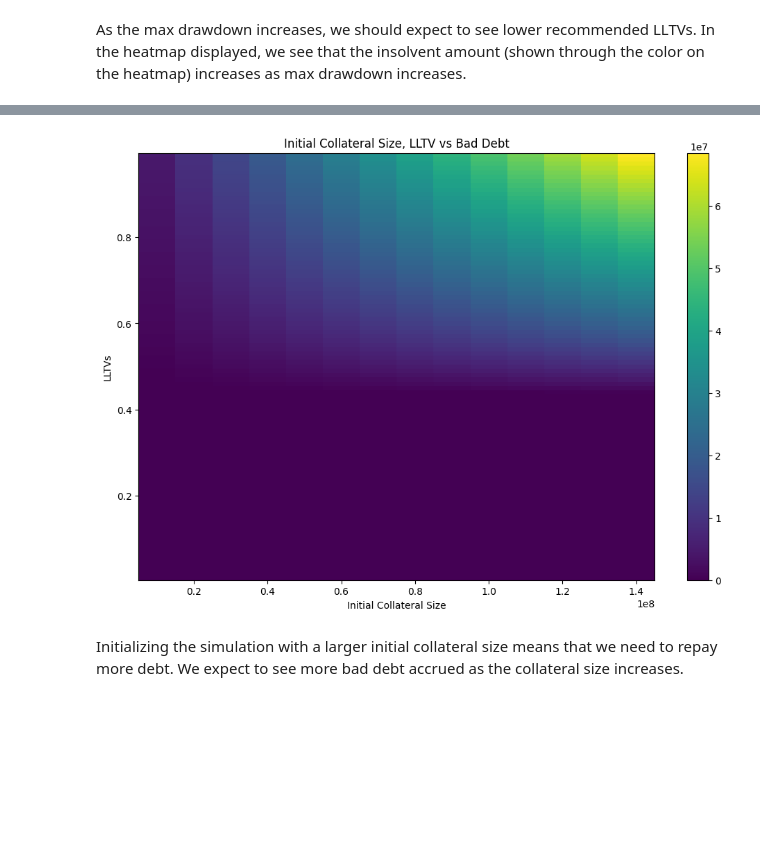
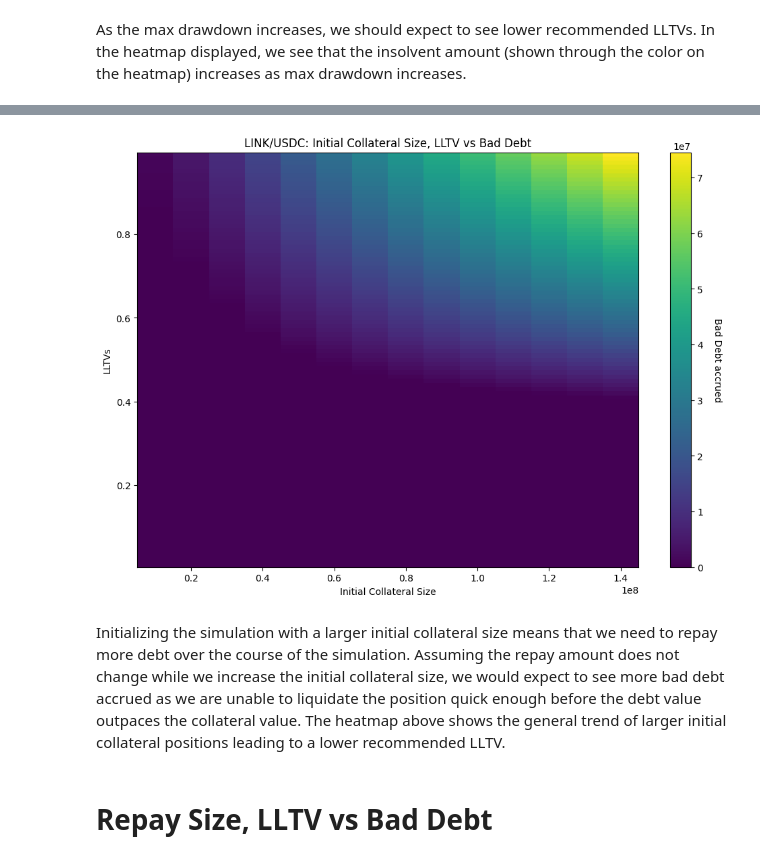
Before and after one commit to morpho-org/morpho-blue-lltv-recommendation, a Jupyter notebook: demo.ipynb, the cells around one changed output, grey strips where cells are left out. Cells and saved outputs as stored; diff of their text form; code cells hidden in the pictures; blank space fills up the shorter version.

```diff
--- a/demo.ipynb
+++ b/demo.ipynb
@@ -97,9 +100,9 @@ def collateral_size_vs_lltv(collat: TokenInfo, debt: TokenInfo):
         [collat, debt], update_cache=False, use_cache=True
     )
     repay_amnts = {t: price_impacts[t.symbol]["0.005"] * prices[t] for t in tokens}
-    initial_collateral_usd = get_init_collateral_usd(collat, Tokens.USDC, price_impacts)
+    initial_collateral_usd = get_init_collateral_usd(collat, Tokens.USDC.address, price_impacts)
 
-    print(f"Collat {collat} | Borrow {debt} | Initial collateral: {initial_collateral_usd / 1e6:.2f}mil | Repay: {repay_amnts[collat]/1e6:.4f}mil")
+    print(f"Collateral {collat.symbol.upper()} | Borrow {debt.symbol.upper()} | Initial collateral: {initial_collateral_usd / 1e6:.2f}mil | Repay: {repay_amnts[collat]/1e6:.4f}mil")
     init_collats = [10_000_000 * i for i in range(1, 15)]
     result_array = np.zeros((len(lltvs), len(init_collats)))
 
@@ -113,19 +116,20 @@ def collateral_size_vs_lltv(collat: TokenInfo, debt: TokenInfo):
                 lltv=ltv,
                 repay_amount_usd=min(repay_amnts[collat], repay_amnts[debt]),
                 liq_bonus=lb,
-                max_drawdown=0.5,
+                max_drawdown=0.6,
                 pct_decrease=pct_decrease,
             )
             result_array[i, j] = ins
 
     plt.figure(figsize=(12, 8))
     c = plt.pcolormesh(init_collats, lltvs, result_array, cmap='viridis', shading='auto')
-    plt.colorbar(c)
+    colorbar = plt.colorbar(c)
+    colorbar.set_label('Bad Debt accrued', rotation=270, labelpad=20)
 
     plt.xlabel('Initial Collateral Size')
     plt.ylabel('LLTVs')
-    plt.title('Initial Collateral Size, LLTV vs Bad Debt')
+    plt.title(f'{collat.symbol.upper()}/{debt.symbol.upper()}: Initial Collateral Size, LLTV vs Bad Debt')
     plt.show()
 
-collateral_size_vs_lltv(Tokens.UNI, Tokens.USDC)
+collateral_size_vs_lltv(Tokens.LINK, Tokens.USDC)
 # %% [output]
@@ -133,6 +137,8 @@ Collat Token(symbol='uni', address='0x1f9840a85d5af5bf1d1762f925bdaddc4201f984',
-[figure, old version]
+[figure, new version]
 # %% [markdown]
-Initializing the simulation with a larger initial collateral size means that we need to repay more debt. We expect to see more bad debt accrued as the collateral size increases.
+Initializing the simulation with a larger initial collateral size means that we need to repay more debt over the course of the simulation. Assuming the repay amount does not change while we increase the initial collateral size, we would expect to see more bad debt accrued as we are unable to liquidate the position quick enough before the debt value outpaces the collateral value. The heatmap above shows the general trend of larger initial collateral positions leading to a lower recommended LLTV.
+# %% [markdown]
+# Repay Size, LLTV vs Bad Debt
 # %%
 def repay_size(collat: TokenInfo, debt: TokenInfo):
     '''
```
Also changed, not shown: parts of 11 cells of this notebook.
